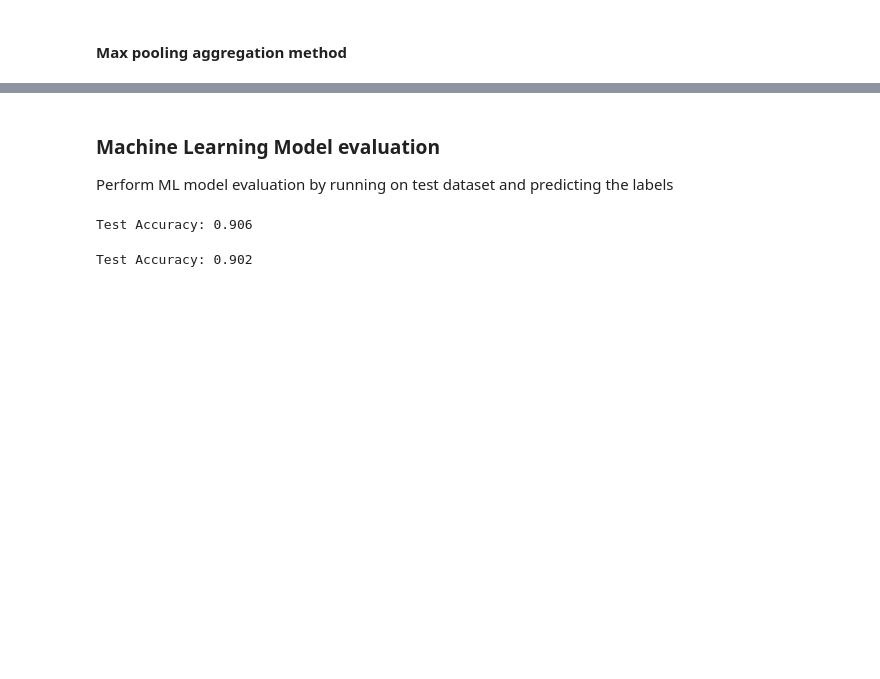
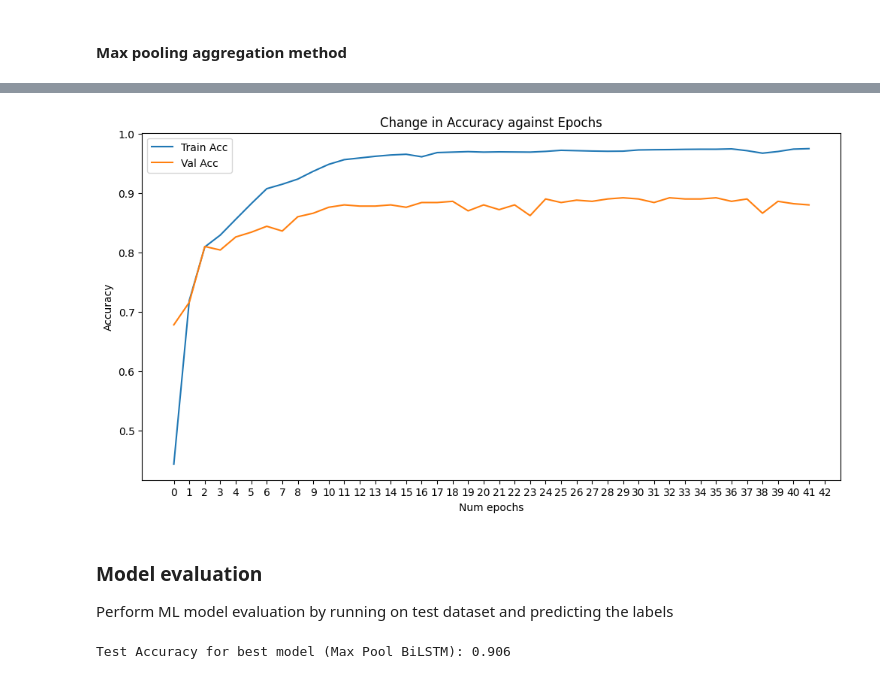
Before and after one commit to Keekteng/CZ4045-NLP, a Jupyter notebook: Part_2.ipynb, the cells around one changed output, grey strips where cells are left out. Cells and saved outputs as stored; diff of their text form; code cells hidden in the pictures; blank space fills up the shorter version.

```diff
--- a/Part_2.ipynb
+++ b/Part_2.ipynb
@@ -480,7 +522,12 @@ max_pool_blstm = BiLSTMModel(hidden_size=256, num_classes=5, wordEmbeddings=torc
 
 early_stopper = EarlyStopper()
 loss_fn = nn.CrossEntropyLoss()
-optimizer = optim.Adam(max_pool_blstm.parameters(), lr=0.001)
+lr = 0.001
+num_epochs = 50
+optimizer = optim.Adam(max_pool_blstm.parameters(), lr=lr)
 # %%
-max_pool_blstm, train_acc,val_acc = train(max_pool_blstm, train_dataloader, dev_dataloader, criterion=loss_fn, early_stopping=early_stopper, epochs=100, optimizer=optimizer)
+start = time.time()
+max_pool_blstm, max_train_acc, max_val_acc, best_max_pool_lstm = train(max_pool_blstm, train_dataloader, dev_dataloader, criterion=loss_fn, early_stopping=early_stopper, epochs=num_epochs, optimizer=optimizer)
+end = time.time()
+print(end-start)
 # %% [output]
@@ -504,5 +551,9 @@ Early Stopping at Epoch:31
+# %%
+plot_accuracy(max_train_acc, max_val_acc)
+# %% [output]
+[figure, added]
 # %% [markdown]
-### Machine Learning Model evaluation
+### Model evaluation
 Perform ML model evaluation by running on test dataset and predicting the labels
 # %%
 test_dataloader = DataLoader(CustomDataset(testSentences, testLabels), batch_size=64, shuffle=True)
@@ -520,12 +571,7 @@ def test(model, test_dataloader):
    test_accuracy = correct.double() / total
    return test_accuracy
 # %%
-test_accuracy = test(avg_pool_blstm, test_dataloader)
-print(f"Test Accuracy: {test_accuracy}")
+test_accuracy = test(best_max_pool_lstm, test_dataloader)
+print(f"Test Accuracy for best model (Max Pool BiLSTM): {test_accuracy}")
 # %% [output]
-Test Accuracy: 0.906
+Test Accuracy for best model (Max Pool BiLSTM): 0.906
-# %%
-test_accuracy = test(max_pool_blstm, test_dataloader)
-print(f"Test Accuracy: {test_accuracy}")
-# %% [output]
-Test Accuracy: 0.902
```
Also changed, not shown: parts of 21 cells of this notebook.
